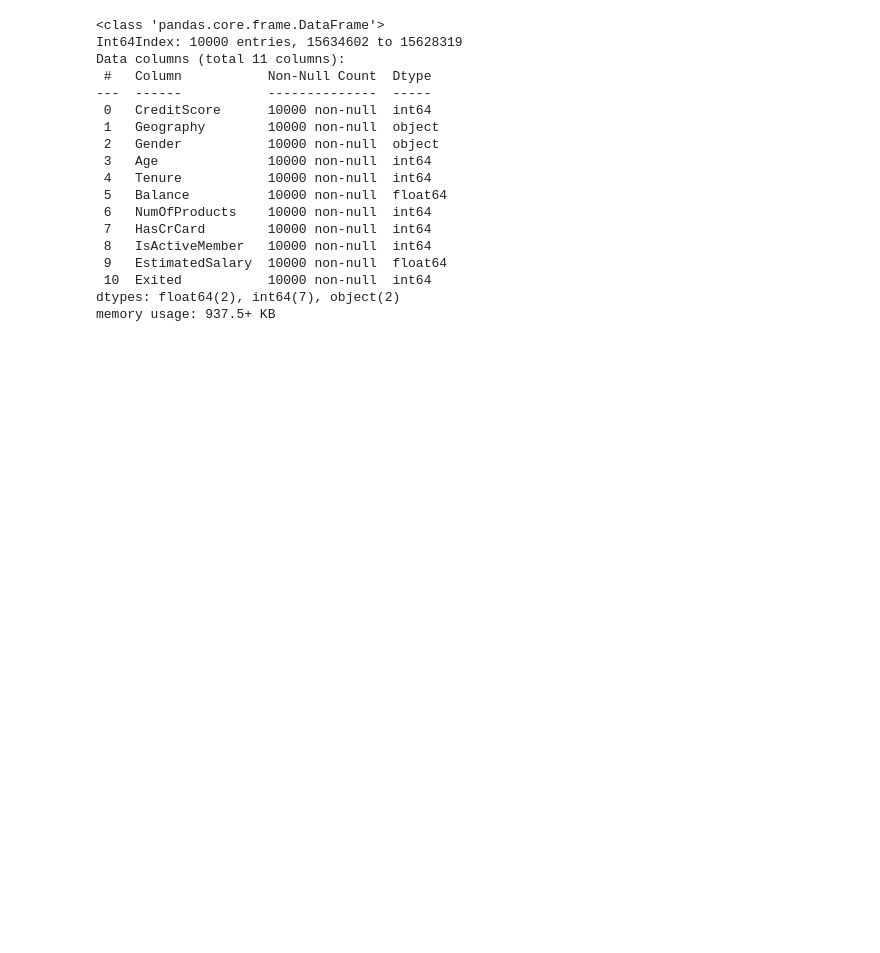
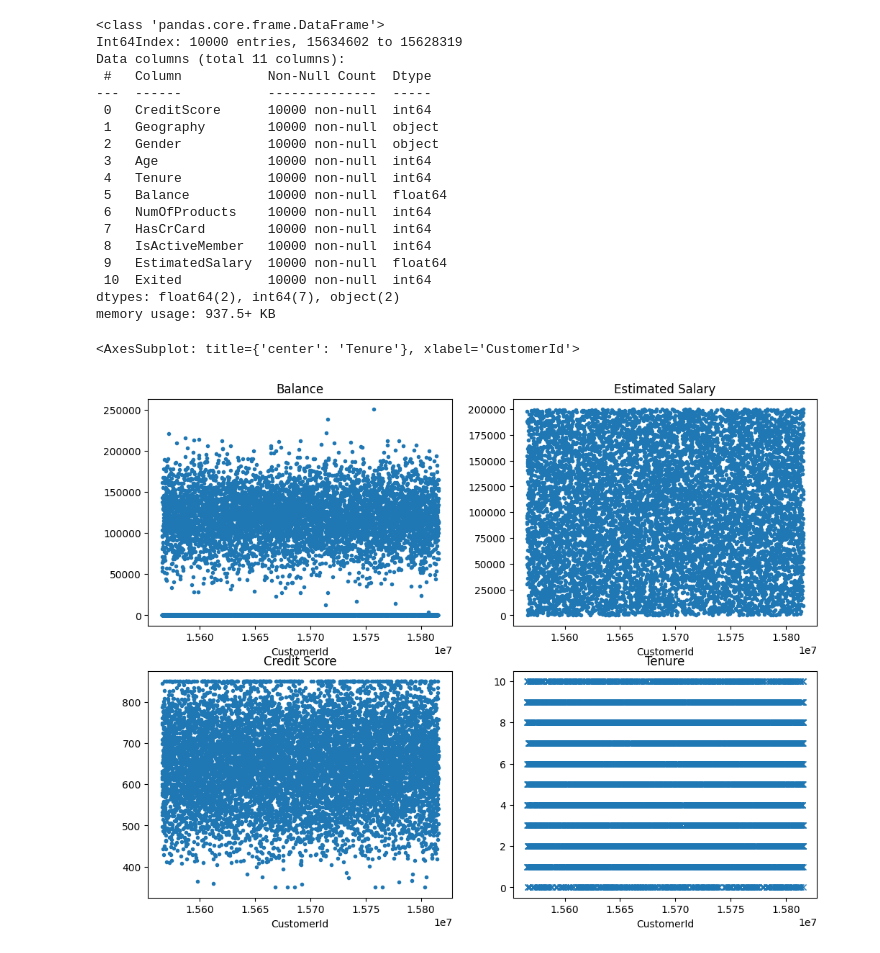
Before and after one commit to ysfcil/CHURN, a Jupyter notebook: Bank Churn.ipynb, the cells around one changed output. Saved outputs shown, nothing was run; the diff lists cells and outputs as text; code cells hidden in the pictures; blank space fills up the shorter version.

```diff
--- a/Bank Churn.ipynb
+++ b/Bank Churn.ipynb
@@ -49,3 +49,14 @@ Data columns (total 11 columns):
  10  Exited           10000 non-null  int64
 dtypes: float64(2), int64(7), object(2)
 memory usage: 937.5+ KB
+# %%
+fig, axes = plt.subplots(nrows=2, ncols=2, squeeze=False)
+
+#add DataFrames to subplots
+df["Balance"].plot(style=".",ax=axes[0,0], title="Balance", figsize=(12,9))
+df["EstimatedSalary"].plot(style=".",ax=axes[0,1], title="Estimated Salary", figsize=(12,9))
+df["CreditScore"].plot(style=".", ax=axes[1,0], title="Credit Score", figsize=(12,9))
+df["Tenure"].plot(style="x",ax=axes[1,1], title="Tenure", figsize=(12,9))
+# %% [output]
+<AxesSubplot: title={'center': 'Tenure'}, xlabel='CustomerId'>
+[figure, added]
```
Also changed, not shown: parts of 17 cells of this notebook.
